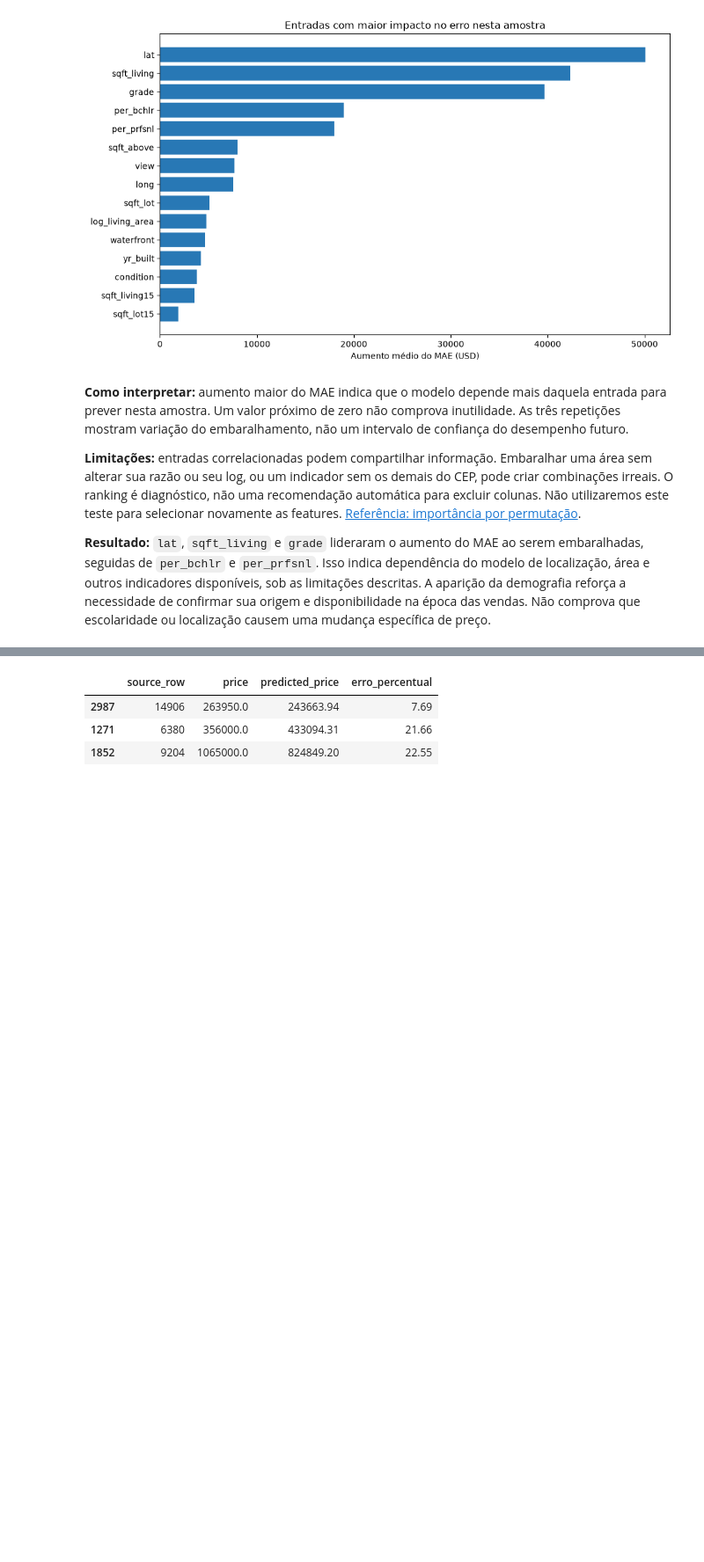
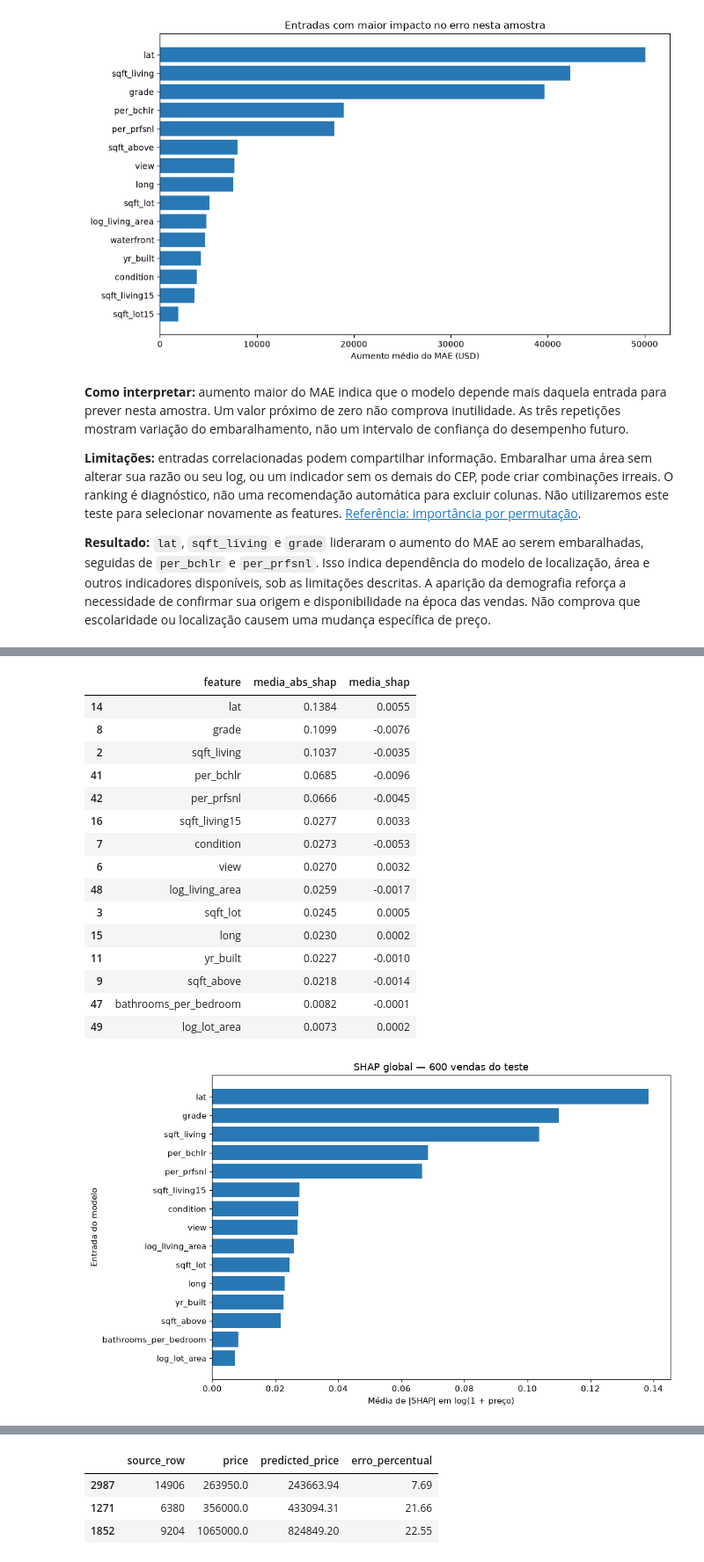
Before and after one commit to MatheusMataBIO/Modelo_Previsao_Precos_de_Casas, a Jupyter notebook: notebooks/06_avaliacao_explicabilidade.ipynb, the cells around one changed output, grey strips where cells are left out. Shown at 88% size. Cells and saved outputs as stored; diff of their text form; code cells hidden in the pictures; blank space fills up the shorter version.

Commit message:
Inclui SHAP global em 600 vendas e atualiza analises e relatorio

```diff
--- a/notebooks/06_avaliacao_explicabilidade.ipynb
+++ b/notebooks/06_avaliacao_explicabilidade.ipynb
@@ -493,0 +498,65 @@ plt.show()
+# %%
+# Calcula SHAP nas mesmas vendas da permutação, sem treinar novamente.
+inicio_shap_global = perf_counter()
+preparacao_shap = modelo.regressor_.named_steps["preparacao"]
+modelo_shap = modelo.regressor_.named_steps["modelo"].booster_
+entradas_shap = preparacao_shap.transform(amostra)
+with threadpool_limits(limits=LIMITE_THREADS):
+    contribuicoes_globais = modelo_shap.predict(entradas_shap, pred_contrib=True, num_threads=LIMITE_THREADS)
+
+# A última coluna é o valor base; a soma deve reproduzir o preço previsto.
+np.testing.assert_allclose(
+    np.expm1(contribuicoes_globais.sum(axis=1)),
+    resultados.set_index("source_row").loc[amostra.index, "predicted_price"], rtol=1e-6,
+)
+shap_transformadas = pd.DataFrame(contribuicoes_globais[:, :-1], index=amostra.index,
+                                  columns=entradas_shap.columns)
+shap_globais = pd.DataFrame(index=amostra.index)
+for coluna in colunas_modelo:
+    if coluna == "zipcode":
+        # Soma por imóvel antes de calcular a importância do grupo CEP.
+        colunas_cep = [nome for nome in entradas_shap.columns if nome.startswith("categoricas__zipcode_")]
+        shap_globais[coluna] = shap_transformadas[colunas_cep].sum(axis=1)
+    else:
+        shap_globais[coluna] = shap_transformadas["numericas__" + coluna]
+np.testing.assert_allclose(shap_globais.sum(axis=1), contribuicoes_globais[:, :-1].sum(axis=1), atol=1e-12)
+
+# Guarda contribuições e o resumo global com rastreamento das linhas.
+exportacao_shap = shap_globais.copy()
+exportacao_shap.insert(0, "source_row", amostra.index)
+exportacao_shap["valor_base_log"] = contribuicoes_globais[:, -1]
+exportacao_shap.to_csv(PASTA_RESULTADOS / "avaliacao_shap_global.csv", index=False)
+resumo_shap_global = pd.DataFrame({
+    "feature": colunas_modelo,
+    "media_abs_shap": shap_globais.abs().mean().to_numpy(),
+    "media_shap": shap_globais.mean().to_numpy(),
+}).sort_values("media_abs_shap", ascending=False)
+resumo_shap_global.to_csv(PASTA_RESULTADOS / "avaliacao_shap_global_importancias.csv", index=False)
+segundos_shap_global = perf_counter() - inicio_shap_global
+exibir(resumo_shap_global.head(15).round(4))
+figura, eixo = plt.subplots(figsize=(10, 6))
+principais_shap = resumo_shap_global.head(15).sort_values("media_abs_shap")
+eixo.barh(principais_shap["feature"], principais_shap["media_abs_shap"], color="#2878B5")
+eixo.set(title=f"SHAP global — {len(amostra)} vendas do teste", xlabel="Média de |SHAP| em log(1 + preço)", ylabel="Entrada do modelo")
+eixo.grid(False)
+figura.tight_layout()
+figura.savefig(PASTA_GRAFICOS / "avaliacao_shap_global_barras.png", dpi=150)
+plt.show()
+# %% [output]
+|  | feature | media_abs_shap | media_shap |
+| 14 | lat | 0.1384 | 0.0055 |
+| 8 | grade | 0.1099 | -0.0076 |
+| 2 | sqft_living | 0.1037 | -0.0035 |
+| 41 | per_bchlr | 0.0685 | -0.0096 |
+| 42 | per_prfsnl | 0.0666 | -0.0045 |
+| 16 | sqft_living15 | 0.0277 | 0.0033 |
+| 7 | condition | 0.0273 | -0.0053 |
+| 6 | view | 0.0270 | 0.0032 |
+| 48 | log_living_area | 0.0259 | -0.0017 |
+| 3 | sqft_lot | 0.0245 | 0.0005 |
+| 15 | long | 0.0230 | 0.0002 |
+| 11 | yr_built | 0.0227 | -0.0010 |
+| 9 | sqft_above | 0.0218 | -0.0014 |
+| 47 | bathrooms_per_bedroom | 0.0082 | -0.0001 |
+| 49 | log_lot_area | 0.0073 | 0.0002 |
+[figure, added]
```
Also changed, not shown: parts of 9 cells of this notebook, 28 other files.
